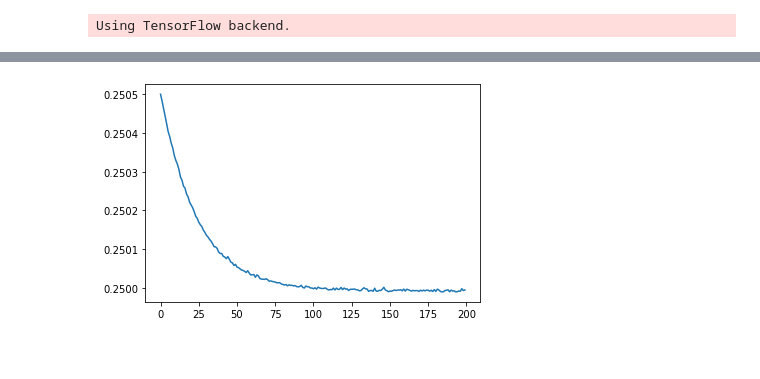
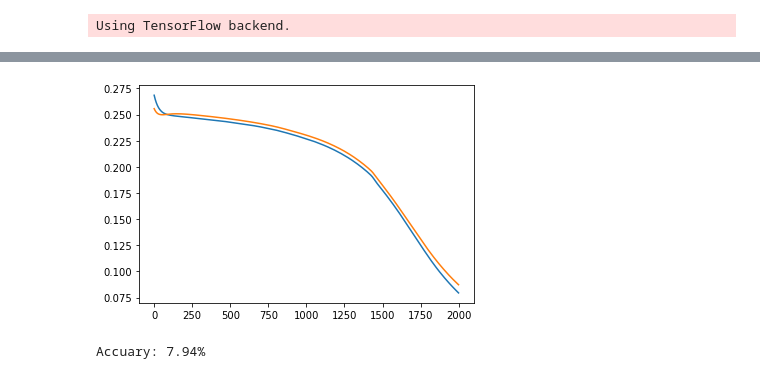
Before and after one commit to vchibilisco/ejemplos-IA, a Jupyter notebook: red_neuronal/make_circles_con_Keras.ipynb, the cells around one changed output, grey strips where cells are left out. Drawn from its saved outputs; the diff is of its cells as text; code cells hidden in the pictures.

```diff
--- a/red_neuronal/make_circles_con_Keras.ipynb
+++ b/red_neuronal/make_circles_con_Keras.ipynb
@@ -25,7 +36,9 @@ plt.show()
 # %%
 model = Sequential()
 
-model.add(Dense(4, input_dim=2, activation=sigmoid)) # primera capa oculta 4 neuronas y fa sigmoid
-model.add(Dense(8, activation=sigmoid)) # primera capa oculta 8 neuronas y fa sigmoid
+model.add(Dense(4, input_dim=2, activation=relu)) # primera capa oculta 4 neuronas y fa relu
+model.add(Dense(8, activation=relu)) # primera capa oculta 8 neuronas y fa relu
 model.add(Dense(4, activation=sigmoid)) # primera capa oculta 4 neuronas y fa sigmoid
 model.add(Dense(1, activation=sigmoid)) # primera capa oculta 1 neuronas y fa sigmoid
+
+model.summary()
@@ -32,10 +62,9 @@ model.add(Dense(1, activation=sigmoid)) # primera capa oculta 1 neuronas y fa si
 # %%
 
-sgd = SGD(learning_rate=0.01)
+sgd = SGD(learning_rate=0.001)
 
 #adam = Adam(learning_rate=0.006)
 
-model.compile(loss=mse, optimizer=sgd, metrics=[accuracy, mean_squared_error, mean_absolute_error, mean_absolute_percentage_error, cosine_proximity])
-#model.compile(loss=mse, optimizer=sgd)
+model.compile(loss=mse, optimizer=sgd, metrics=[mean_squared_error, accuracy])
-# %%
-history = model.fit(X, Y, batch_size=100, epochs=200, verbose=False)
+# %%
+history = model.fit(X_train, Y_train, validation_data=(X_test, Y_test), batch_size=10, epochs=2000)
@@ -42,10 +89,13 @@ history = model.fit(X, Y, batch_size=100, epochs=200, verbose=False)
 # %%
-history.history
 plt.plot(range(len(history.history['loss'])), history.history['loss'])
-#plt.plot(history.history['accuracy'])
-#plt.plot(history.history['mean_absolute_error'])
-#plt.plot(history.history['mean_absolute_percentage_error'])
-#plt.plot(history.history['cosine_proximity'])
+plt.plot(range(len(history.history['val_loss'])), history.history['val_loss'])
+
 plt.show()
 # %% [output]
-[figure, old version]
+[figure, new version]
+# %%
+scores = model.evaluate(X_train, Y_train, verbose=False)
+
+print("Accuary: %.2f%%" % (scores[1]*100))
+# %% [output]
+Accuary: 7.94%
```
Also changed, not shown: parts of 4 cells of this notebook, 2 other files.
